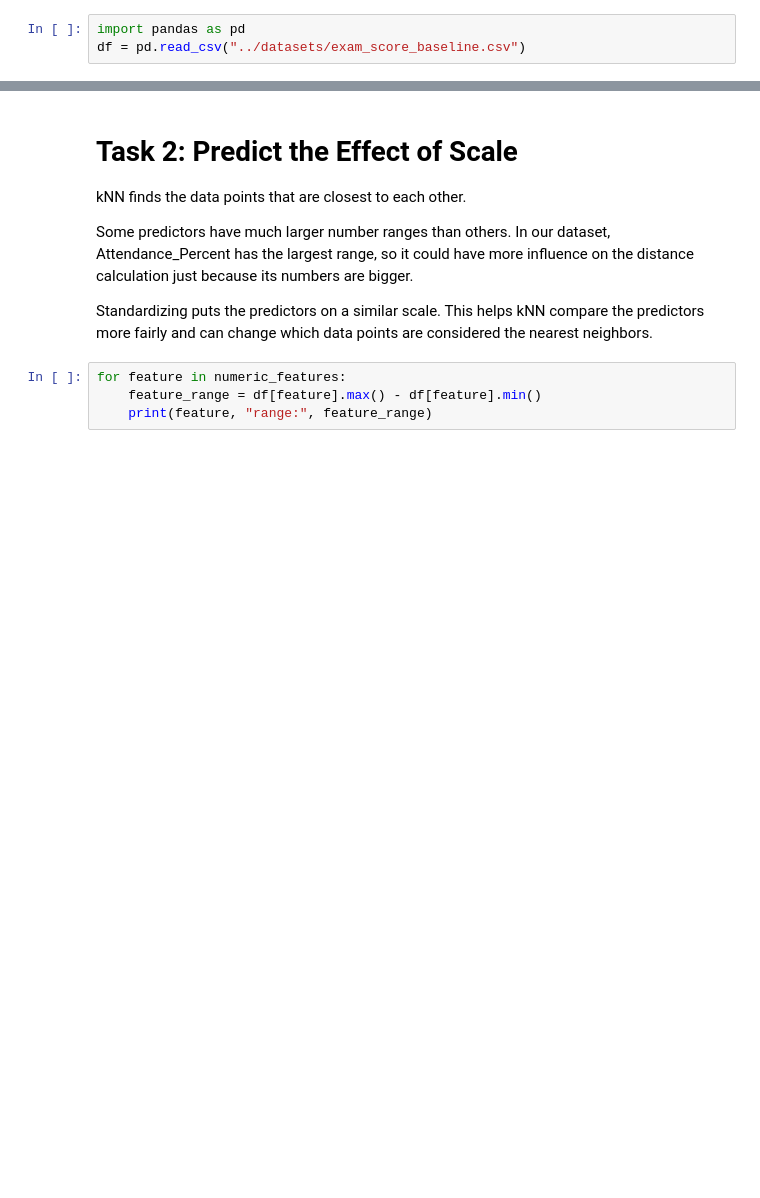
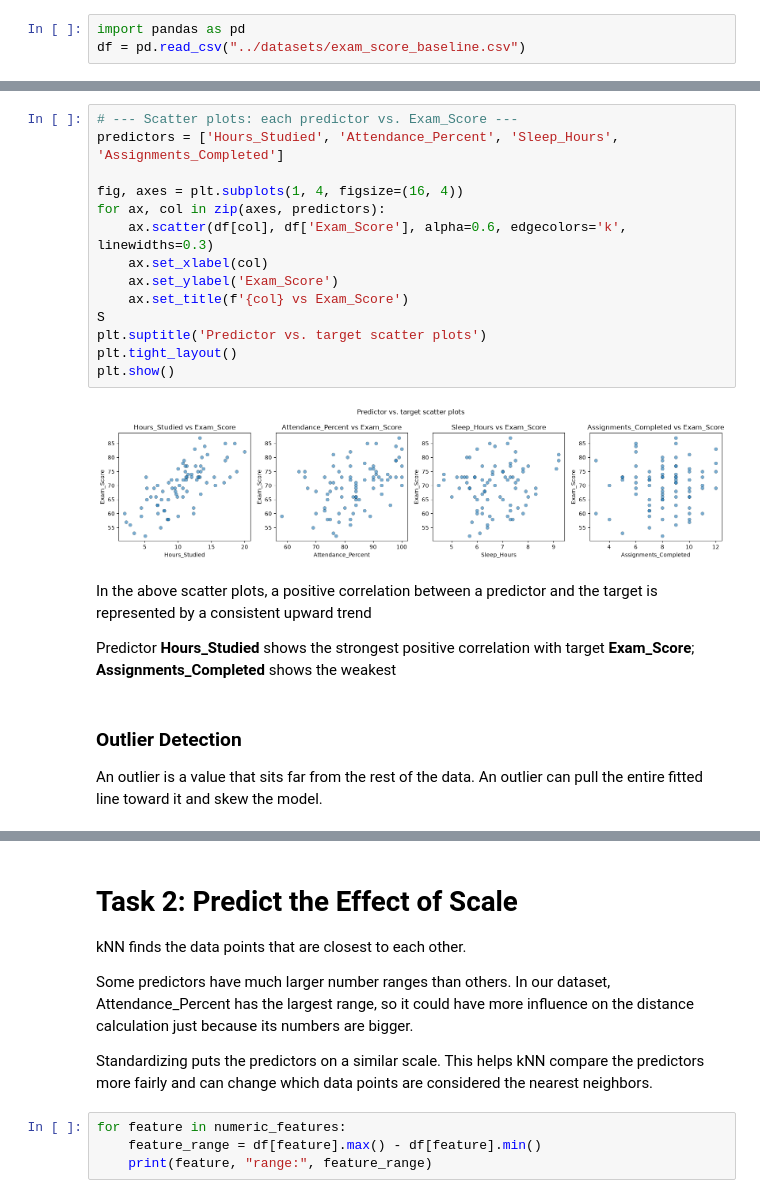
Before and after one commit to madewitt55/cs407-regression-activities, a Jupyter notebook: knn_regression/knn_regression.ipynb, the cells around one changed output, grey strips where cells are left out. Saved outputs shown, nothing was run; the diff lists cells and outputs as text; blank space fills up the shorter version.

```diff
--- a/knn_regression/knn_regression.ipynb
+++ b/knn_regression/knn_regression.ipynb
@@ -35,0 +184,24 @@ df.head()
+# %%
+# --- Scatter plots: each predictor vs. Exam_Score ---
+predictors = ['Hours_Studied', 'Attendance_Percent', 'Sleep_Hours', 'Assignments_Completed']
+
+fig, axes = plt.subplots(1, 4, figsize=(16, 4))
+for ax, col in zip(axes, predictors):
+    ax.scatter(df[col], df['Exam_Score'], alpha=0.6, edgecolors='k', linewidths=0.3)
+    ax.set_xlabel(col)
+    ax.set_ylabel('Exam_Score')
+    ax.set_title(f'{col} vs Exam_Score')
+S
+plt.suptitle('Predictor vs. target scatter plots')
+plt.tight_layout()
+plt.show()
+# %% [output]
+[figure, added]
+# %% [markdown]
+In the above scatter plots, a positive correlation between a predictor and the target is represented by a consistent upward trend
+
+Predictor **Hours_Studied** shows the strongest positive correlation with target **Exam_Score**; **Assignments_Completed** shows the weakest
+# %% [markdown]
+### Outlier Detection
+
+An outlier is a value that sits far from the rest of the data. An outlier can pull the entire fitted line toward it and skew the model.
```
Also changed, not shown: parts of 20 cells of this notebook, 1 other file.
